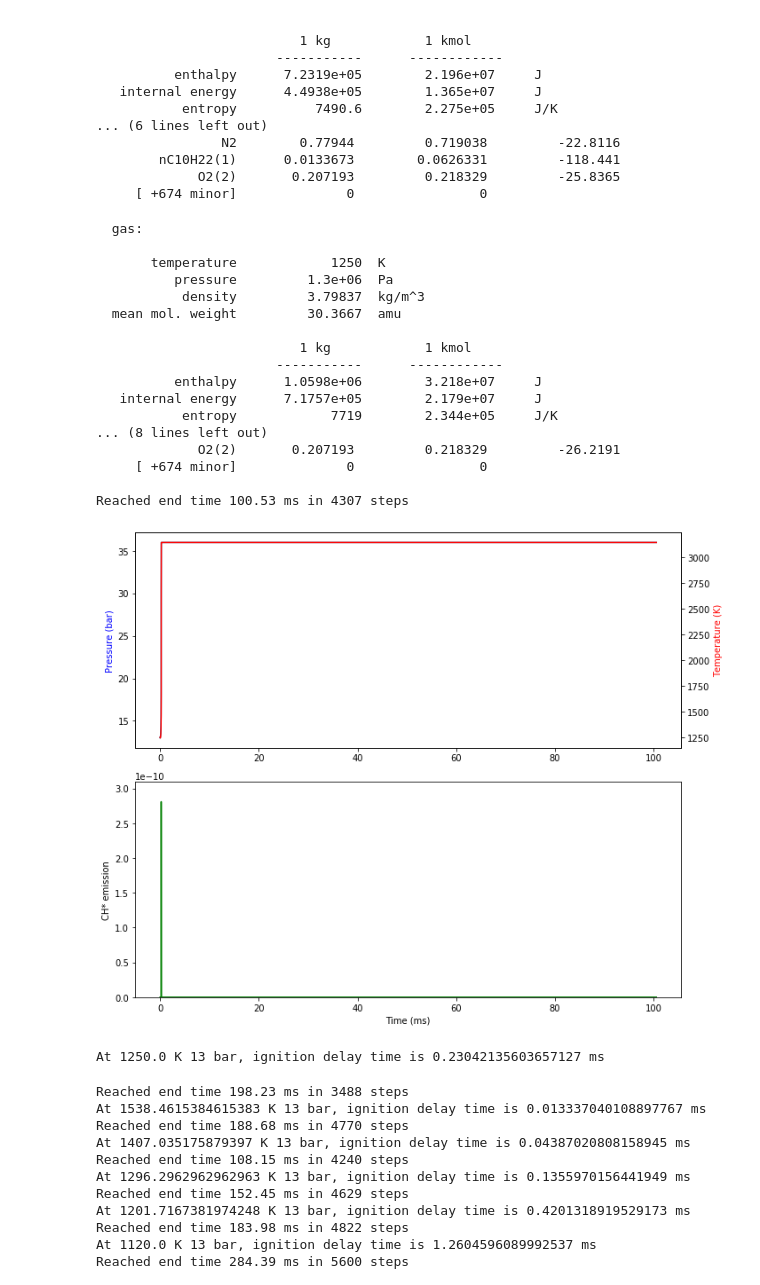
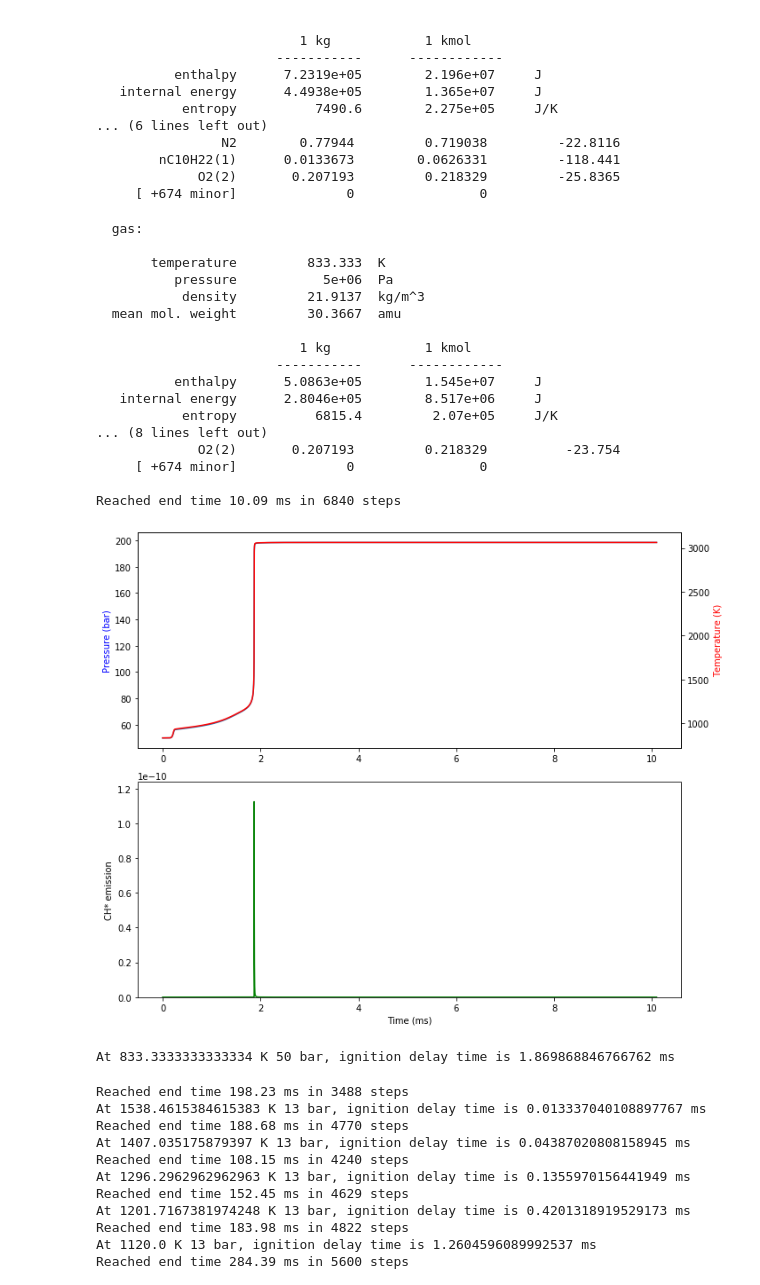
Before and after one commit to ajuluc/GTL, a Jupyter notebook: nc10/RMG_ignition_delay_nc10_lowT_added.ipynb, the cells around one changed output. Drawn from its saved outputs; the diff is of its cells as text; code cells hidden in the pictures.

```diff
--- a/nc10/RMG_ignition_delay_nc10_lowT_added.ipynb
+++ b/nc10/RMG_ignition_delay_nc10_lowT_added.ipynb
@@ -36,7 +36,7 @@ For species HOCHO(306), discontinuity in h/RT detected at Tmid = 1000
         Value computed using high-temperature polynomial: -38.1678
 PASSED.
 # %%
-gas = ct.Solution('/scratch/ajulu.c/Code/GTL/nc10/nc10_lowT/chemkin/chem.cti')
+gas = ct.Solution('nc10_lowT/chemkin/chem.cti')
 # %% [output]
 **** WARNING ****
 For species HOCHO(306), discontinuity in h/RT detected at Tmid = 1000
@@ -149,7 +149,7 @@ def get_ignition_delay(gas, temperature, pressure_bar, mole_fractions, plot=Fals
     reactor_network = ct.ReactorNet([reactor])
 
     time = 0.0
-    end_time = 100e-3
+    end_time = 10e-3
 
     times = []
     concentrations = []
@@ -170,16 +170,16 @@ def get_ignition_delay(gas, temperature, pressure_bar, mole_fractions, plot=Fals
         # depending on how quickly things are changing.
         reactor_network.step()
 
+
+        ### Here, do a sensitivity analysis (once, then quit)
+
+
     print("Reached end time {0:.2f} ms in {1} steps".format(times[-1]*1e3, len(times)))
     # convert the lists into arrays
     concentrations = np.array(concentrations)
     times = np.array(times)
     pressures = np.array(pressures)
     temperatures = np.array(temperatures)
-
-
-
-
 
     if plot:
         plt.subplot(2,1,1)
@@ -253,28 +253,28 @@ def get_ignition_delay_n2(temperature, pressure_bar, phi, plot=False):
 
     return time
 # %%
-get_ignition_delay_n2(1000/.8, 13, 1, plot=True)
+get_ignition_delay_n2(1000/1.2, 50, 1, plot=True)
 plt.rcParams['figure.figsize'] = [10, 8]
 # %% [output]
   gas:
 
-       temperature            1250  K
-          pressure         1.3e+06  Pa
-           density         3.79837  kg/m^3
+       temperature         833.333  K
+          pressure           5e+06  Pa
+           density         21.9137  kg/m^3
   mean mol. weight         30.3667  amu
 
                           1 kg            1 kmol
                        -----------      ------------
-          enthalpy      1.0598e+06        3.218e+07     J
-   internal energy      7.1757e+05        2.179e+07     J
-           entropy            7719        2.344e+05     J/K
+          enthalpy      5.0863e+05        1.545e+07     J
+   internal energy      2.8046e+05        8.517e+06     J
+           entropy          6815.4         2.07e+05     J/K
 ... (8 lines left out)
-             O2(2)       0.207193         0.218329         -26.2191
+             O2(2)       0.207193         0.218329          -23.754
      [ +674 minor]              0                0
 
-Reached end time 100.53 ms in 4307 steps
+Reached end time 10.09 ms in 6840 steps
-[figure, old version]
+[figure, new version]
-At 1250.0 K 13 bar, ignition delay time is 0.23042135603657127 ms
+At 833.3333333333334 K 50 bar, ignition delay time is 1.869868846766762 ms
 # %%
 RMG_temperatures_dkm = 1000/np.linspace(0.65,1.5,15)
 pressures_bar = [13, 50]
```
Also changed, not shown: parts of 1 cell of this notebook.
